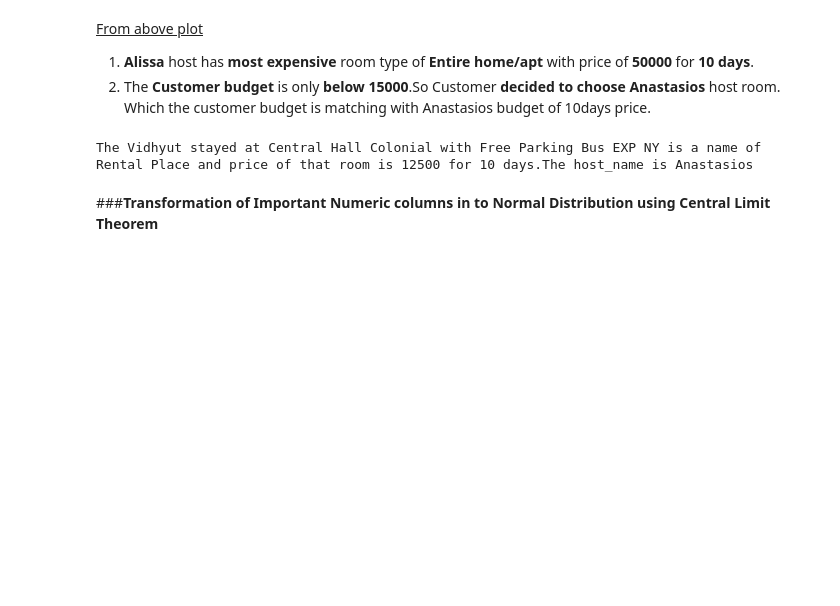
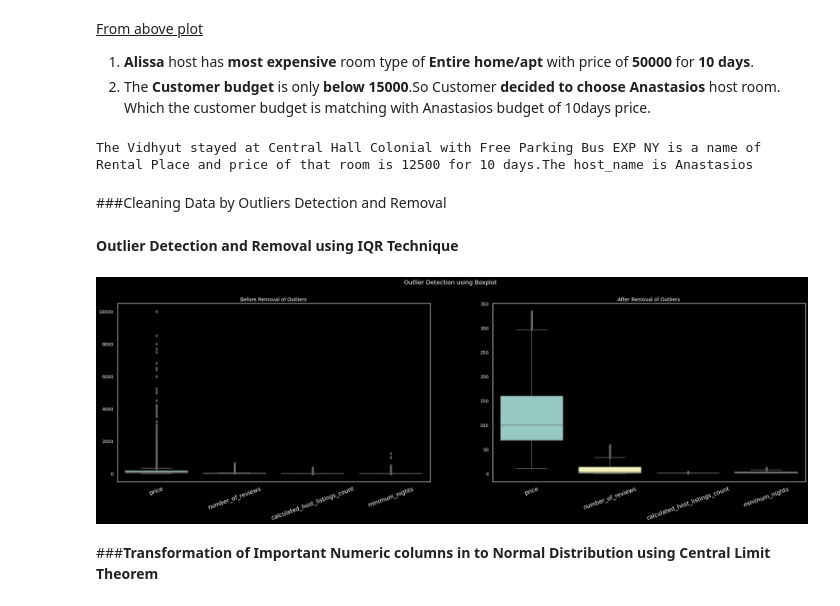
Before and after one commit to Jaiharish-passion07/Almabetter-Capstone_project, a Jupyter notebook: Jai_Harish_capstone_project_Airbnb.ipynb, the cells around one changed output. Saved outputs shown, nothing was run; the diff lists cells and outputs as text; code cells hidden in the pictures; blank space fills up the shorter version.

```diff
--- a/Jai_Harish_capstone_project_Airbnb.ipynb
+++ b/Jai_Harish_capstone_project_Airbnb.ipynb
@@ -596,6 +596,42 @@ for i,j in df_host_new.iterrows():
 print(f"The Vidhyut stayed at {index[1]} is a name of Rental Place and price of that room is {index[-1]*10} for 10 days.The host_name is {index[-2]}")
 # %% [output]
 The Vidhyut stayed at Central Hall Colonial with Free Parking Bus EXP NY is a name of Rental Place and price of that room is 12500 for 10 days.The host_name is Anastasios
+# %% [markdown]
+###Cleaning Data by Outliers Detection and Removal
+# %% [markdown]
+__Outlier Detection and Removal using IQR Technique__
+# %%
+#copying the data for outlier detection
+before_outlier=df_air_clean[['price','number_of_reviews','calculated_host_listings_count','minimum_nights']].copy()
+columns=['price','number_of_reviews','calculated_host_listings_count','minimum_nights']
+# %%
+#Creating funtion to remove outlier using Inter Quantile Range
+def outlier_treatment(datacolumn):
+    sorted(datacolumn)
+    Q1,Q3 = np.percentile(datacolumn , [25,75])
+    IQR = Q3-Q1
+    lower_range = Q1 - (1.5 * IQR)
+    upper_range = Q3 + (1.5 * IQR)
+    return lower_range,upper_range
+for i in columns:
+    lowerbound,upperbound = outlier_treatment(df_air_clean[i])
+    df_air_clean.drop(df_air_clean[ (df_air_clean[i] > upperbound) | (df_air_clean[i] < lowerbound) ].index , inplace=True)
+# %%
+#Setting subplots
+fig, ax =plt.subplots(1,2,figsize=(30,8))
+#ploting boxplot of before outlier removal
+a=sns.boxplot(data=before_outlier,ax=ax[0])
+fig.suptitle('Outlier Detection using Boxplot')
+a.set(title='Before Removal of Outliers')
+a.set_xticklabels(a.get_xticklabels(),rotation=20,size=14)
+#ploting boxplot of after outlier removal
+b=sns.boxplot(data=df_air_clean[columns],ax=ax[1])
+b.set_xticklabels(a.get_xticklabels(),rotation=20,size=14)
+b.set(title='After Removal of Outliers')
+#show figure
+fig.show()
+# %% [output]
+[figure, added]
 # %% [markdown]
 ###__Transformation of Important Numeric columns in to Normal Distribution using Central Limit Theorem__
 # %%
```
